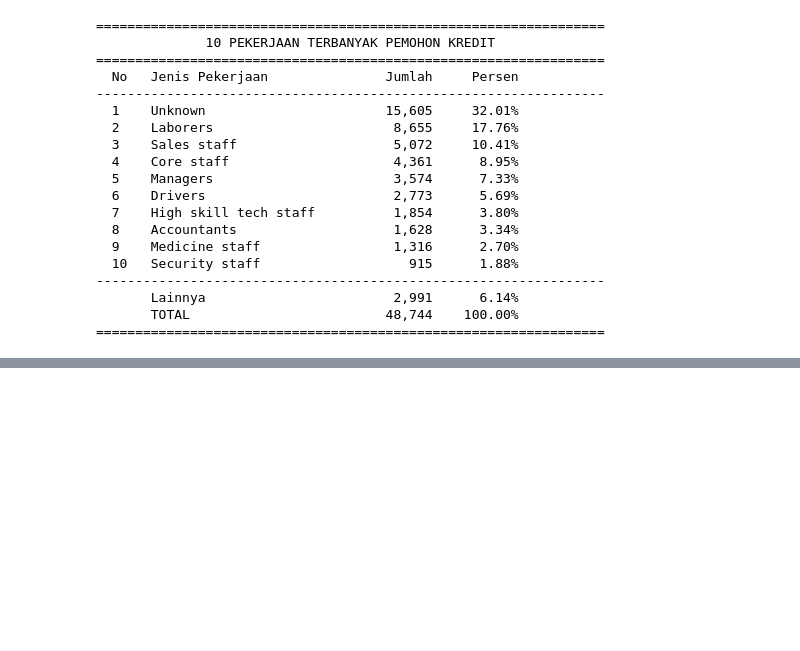
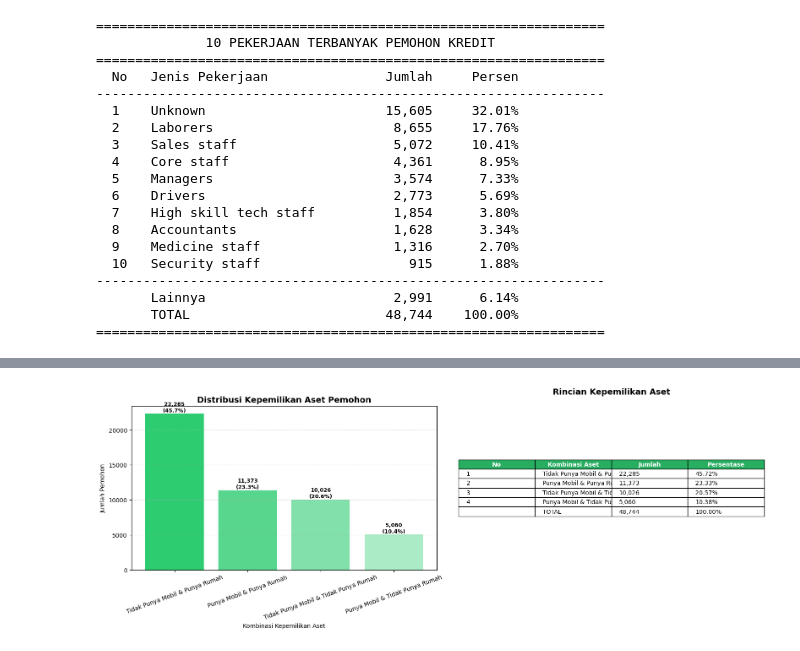
Before and after one commit to g0maruuuu/KoopCare-EDA, a Jupyter notebook: data_processing.ipynb, the cells around one changed output, grey strips where cells are left out. Drawn from its saved outputs; the diff is of its cells as text; code cells hidden in the pictures; blank space fills up the shorter version.

```diff
--- a/data_processing.ipynb
+++ b/data_processing.ipynb
@@ -1140,0 +1242,87 @@ print("=" * 65)
+# %%
+aset = df_clean_test.copy()
+
+# Mapping yang benar (dataset pakai Y/N)
+aset['OWN_CAR'] = aset['FLAG_OWN_CAR'].map({'Y': 'Punya Mobil', 'N': 'Tidak Punya Mobil'})
+aset['OWN_REALTY'] = aset['FLAG_OWN_REALTY'].map({'Y': 'Punya Rumah', 'N': 'Tidak Punya Rumah'})
+
+aset['Aset Kombinasi'] = aset['OWN_CAR'] + ' & ' + aset['OWN_REALTY']
+
+kombinasi = aset['Aset Kombinasi'].value_counts()
+
+total_pemohon = len(df_clean_test)
+
+# =============================
+# VISUALISASI
+# =============================
+fig, axes = plt.subplots(1, 2, figsize=(16, 6))
+
+# --- SUBPLOT 1: Bar Chart ---
+ax1 = axes[0]
+
+warna = ['#2ecc71', '#58d68d', '#82e0aa', '#abebc6']
+
+ax1.bar(kombinasi.index, kombinasi.values, color=warna)
+
+for i, val in enumerate(kombinasi.values):
+    pct = val / total_pemohon * 100
+    ax1.text(i, val + total_pemohon*0.005,
+             f'{val:,}\n({pct:.1f}%)',
+             ha='center', fontsize=9, fontweight='bold')
+
+ax1.set_title("Distribusi Kepemilikan Aset Pemohon", fontsize=14, fontweight='bold')
+ax1.set_xlabel("Kombinasi Kepemilikan Aset")
+ax1.set_ylabel("Jumlah Pemohon")
+ax1.tick_params(axis='x', rotation=20)
+ax1.grid(axis='y', linestyle='--', alpha=0.4)
+
+# --- SUBPLOT 2: Tabel ---
+ax2 = axes[1]
+ax2.axis('off')
+
+table_data = []
+
+for idx, (jenis, jumlah) in enumerate(kombinasi.items()):
+    persen = jumlah / total_pemohon * 100
+    table_data.append([idx+1, jenis, f'{jumlah:,}', f'{persen:.2f}%'])
+
+table_data.append(['', 'TOTAL', f'{total_pemohon:,}', '100.00%'])
+
+table = ax2.table(
+    cellText=table_data,
+    colLabels=['No', 'Kombinasi Aset', 'Jumlah', 'Persentase'],
+    loc='center',
+    cellLoc='left',
+    colColours=['#27ae60', '#27ae60', '#27ae60', '#27ae60']
+)
+
+table.auto_set_font_size(False)
+table.set_fontsize(10)
+table.scale(1, 1.6)
+
+for col_idx in range(4):
+    table[0, col_idx].set_text_props(color='white', fontweight='bold')
+
+ax2.set_title("Rincian Kepemilikan Aset", fontsize=14, fontweight='bold', pad=20)
+
+plt.tight_layout()
+plt.show()
+
+# =============================
+# CETAK RINGKASAN
+# =============================
+print("=" * 65)
+print(f"{'DISTRIBUSI KEPEMILIKAN ASET PEMOHON':^65}")
+print("=" * 65)
+print(f"{'No':<4} {'Kombinasi Aset':<35} {'Jumlah':>10} {'Persen':>10}")
+print("-" * 65)
+
+for idx, (jenis, jumlah) in enumerate(kombinasi.items()):
+    persen = jumlah / total_pemohon * 100
+    print(f"{idx+1:<4} {jenis:<35} {jumlah:>10,} {persen:>9.2f}%")
+
+print("-" * 65)
+print(f"{'':4} {'TOTAL':<35} {total_pemohon:>10,} {'100.00%':>10}")
+print("=" * 65)
+# %% [output]
+[figure, added]
```
Also changed, not shown: parts of 4 cells of this notebook.
